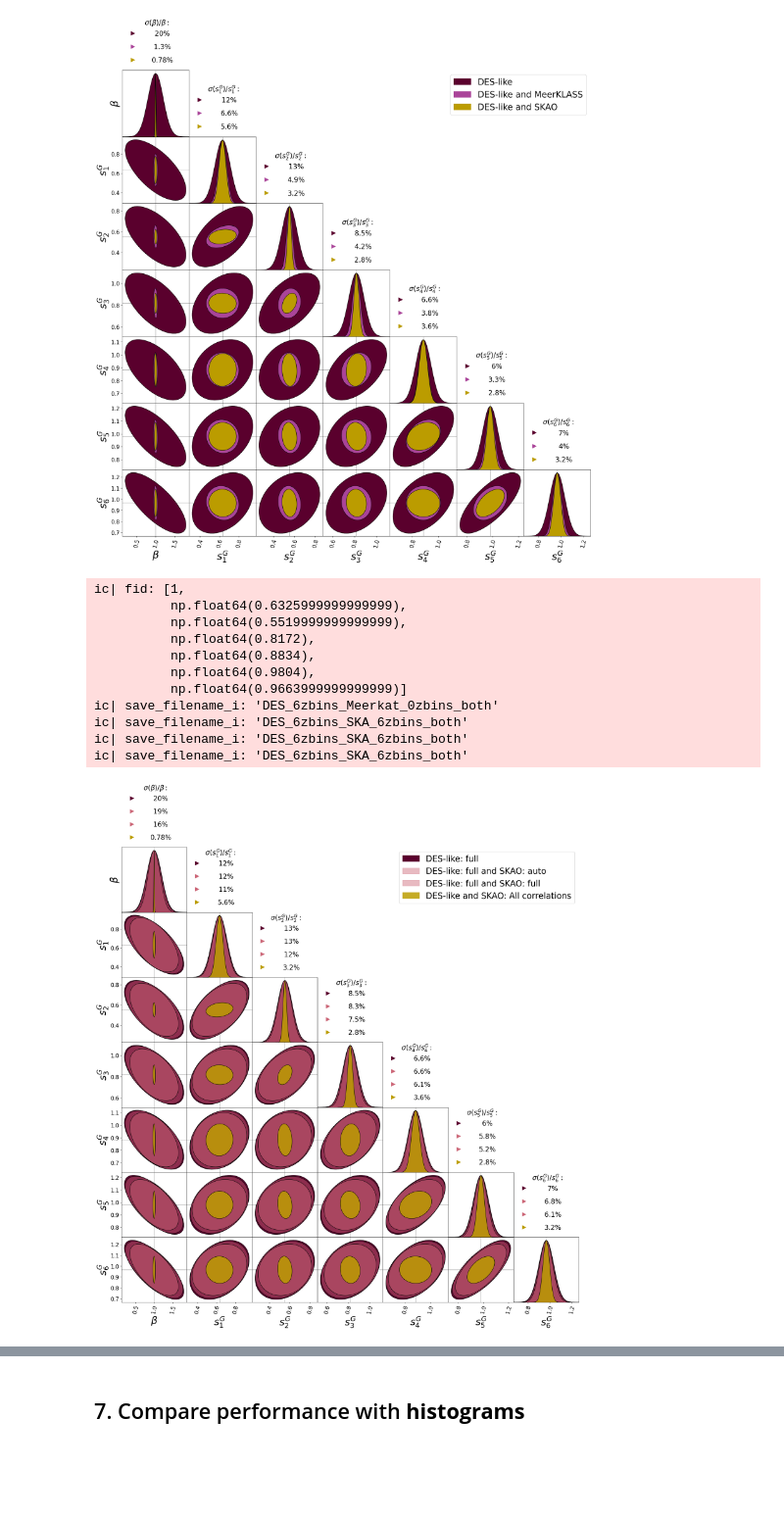
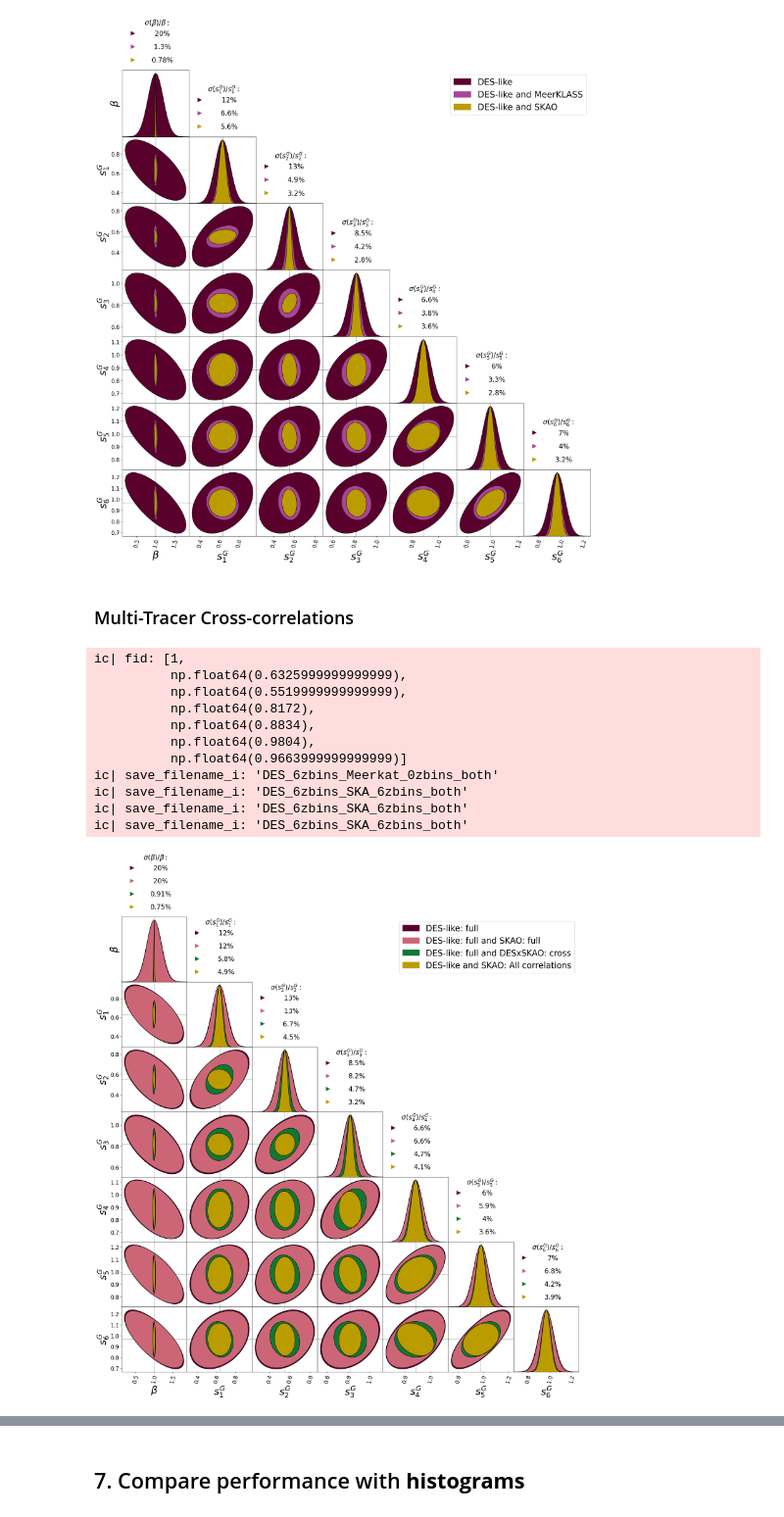
Before and after one commit to GreenTS27/Photo_Surveys-HI_IM-Fisher_Matrix, a Jupyter notebook: Fisher_Matrix_C_ell_vs_w_t.ipynb, the cells around one changed output, grey strips where cells are left out. Shown at 98% size. Cells and saved outputs as stored; diff of their text form; code cells hidden in the pictures; blank space fills up the shorter version.

Commit message:
Incluir comparação do impacto de cross-correlations de Multi-tracer, GxHI.

```diff
--- a/Fisher_Matrix_C_ell_vs_w_t.ipynb
+++ b/Fisher_Matrix_C_ell_vs_w_t.ipynb
@@ -2693,3 +2736,17 @@ Computing derivatives: s_4
 Computing derivatives: s_5
 Computing derivatives: s_6
 Derivatives Calculated!
+# %%
+pars = Cosm_parameters_CAMB(dic_cosmology=dic_cosmology)
+
+dic_derivatives_G_f_GHI_c = Fisher_derivative_Gal_HI(Data_G_f_GHI_c, arr_z_central, dic_arr_zs, dic_Window,
+                                            full_l_min, full_l_max,
+                                            dic_mag_bias, dic_gal_bias, dic_Cosm_param, C_ells_CAMB_HI,
+                                            ell_step=ell_step, dic_Gal_HI_id=dic_Gal_HI_id,
+                                            dic_cosmology=dic_cosmology, Temp_HI_func=Temp_HI,
+                                            verbose=True )
+
+
+### Saving data
+with open(F"{folder_name}FisherM_deriv_G_f_GHI_c_{save_filename}.pkl", 'wb') as file:
+    pickle.dump(dic_derivatives_G_f_GHI_c, file)
@@ -3234,6 +3352,8 @@ ic| save_filename_i: 'DES_6zbins_Meerkat_0zbins_both'
 ic| save_filename_i: 'DES_6zbins_Meerkat_5zbins_both'
 ic| save_filename_i: 'DES_6zbins_SKA_6zbins_both'
 [figure]
+# %% [markdown]
+### Multi-Tracer Cross-correlations
 # %%
 ########################## Corner plots ###################################################################
 fid=[]
@@ -3281,14 +3401,19 @@ list_HI_surv  = [
                  "SKA",
                  ]
 if list_Gal_surv == ["DES"]:
-    list_colors = [  Galaxy_Colors[0], Galaxy_Colors[1], Galaxy_Colors[1], HI_Colors[1]  ]
+    list_colors = [Galaxy_Colors[0],
+                   Galaxy_Colors[1],
+                   Galaxy_Colors[4],
+                #    Galaxy_Colors[5],
+                   HI_Colors[1]
+                   ]
 
 
 arr_alpha = np.array([
-                      1,
-                      0.45,
-                      0.45,
-                      0.85,
+                      1.0,
+                      1.0,
+                      1.0,
+                      1.0,
                       ])
 
 Fishers = []
@@ -3305,14 +3430,14 @@ for Name_Survey_Gal in list_Gal_surv:
             FIM_Cl_i = np.loadtxt(open(F"{folder_name}FisherM_Cl_full_{save_filename_i}.csv", "rb"), delimiter=" ", skiprows=0)
 
         elif count == 1:
-            Flabels.append( f"{Name_Survey_Gal}-like: full and SKAO: auto" )
-            save_filename_i = f"{Name_Survey_Gal}_{N_bins_Gal}zbins_{Name_Survey_HI}_{N_bins_HI}zbins_{set_name}"
-            FIM_Cl_i = np.loadtxt(open(F"{folder_name}FisherM_Cl_G_f_HI_a_{save_filename_i}.csv", "rb"), delimiter=" ", skiprows=0)
-
-        elif count == 2:
             Flabels.append( f"{Name_Survey_Gal}-like: full and SKAO: full" )
             save_filename_i = f"{Name_Survey_Gal}_{N_bins_Gal}zbins_{Name_Survey_HI}_{N_bins_HI}zbins_{set_name}"
             FIM_Cl_i = np.loadtxt(open(F"{folder_name}FisherM_Cl_G_f_HI_f_{save_filename_i}.csv", "rb"), delimiter=" ", skiprows=0)
+
+        elif count == 2:
+            Flabels.append( f"{Name_Survey_Gal}-like: full and DESxSKAO: cross" )
+            save_filename_i = f"{Name_Survey_Gal}_{N_bins_Gal}zbins_{Name_Survey_HI}_{N_bins_HI}zbins_{set_name}"
+            FIM_Cl_i = np.loadtxt(open(F"{folder_name}FisherM_Cl_G_f_GHI_c_{save_filename_i}.csv", "rb"), delimiter=" ", skiprows=0)
 
         elif count == 3:
             Flabels.append( f"{Name_Survey_Gal}-like and SKAO: All correlations" )
@@ -3323,34 +3448,34 @@ for Name_Survey_Gal in list_Gal_surv:
         # Only beta and s(z)
         Fishers.append( np.linalg.inv( np.linalg.inv(FIM_Cl_i)[6:,6:] ))
 
         ic(save_filename_i)
         count+=1
 
 
 
 CornerPlot( Fishers, fid, par, par_titles, Plot_title, Flabels=Flabels,
             cores=list_colors,
             arr_alpha=arr_alpha,
             # Fig_name= name_fig_corner+"_full.png",
             # figure_size=(14,14),
             # figure_size=(18,18),
             figure_size=(22,22),
             xy_label_size=30,
             legend_size=25,
             sigma_title_size=20)
 # %% [output]
 ic| fid: [1,
           np.float64(0.6325999999999999),
           np.float64(0.5519999999999999),
           np.float64(0.8172),
           np.float64(0.8834),
           np.float64(0.9804),
           np.float64(0.9663999999999999)]
 ic| save_filename_i: 'DES_6zbins_Meerkat_0zbins_both'
 ic| save_filename_i: 'DES_6zbins_SKA_6zbins_both'
 ic| save_filename_i: 'DES_6zbins_SKA_6zbins_both'
 ic| save_filename_i: 'DES_6zbins_SKA_6zbins_both'
-[figure, old version]
+[figure, new version]
 # %%
 
 # # FIM_Cl_full = np.loadtxt(open(F"{folder_name}FisherM_Cl_full_{save_filename}.csv", "rb"), delimiter=" ", skiprows=0)
```
Also changed, not shown: parts of 13 cells of this notebook.
